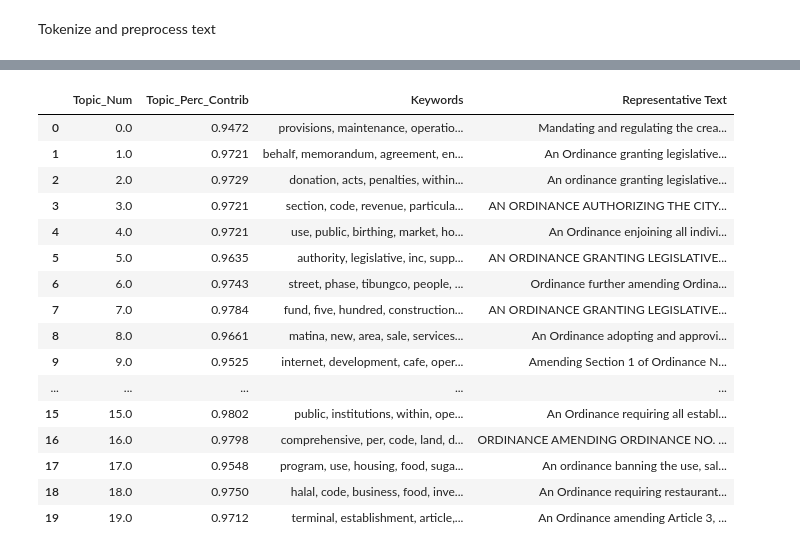
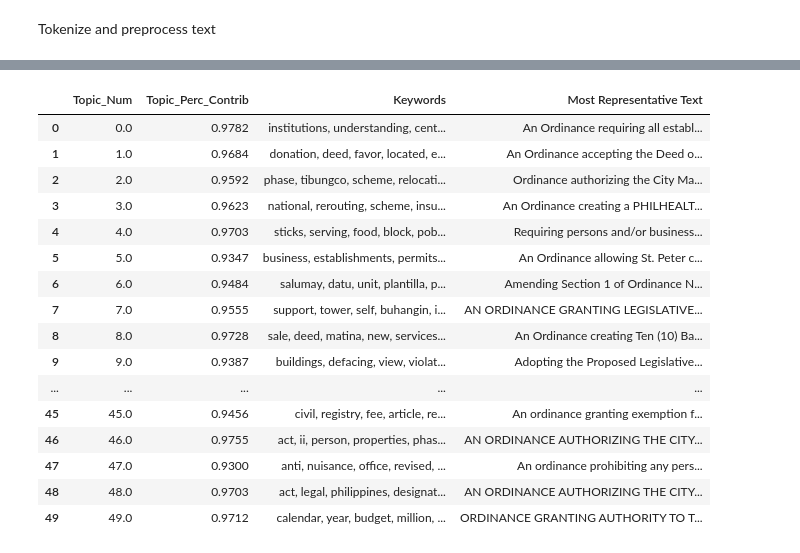
Before and after one commit to crorsavir54/ordinance-LDAmodel, a Jupyter notebook: davao_lda.ipynb, the cells around one changed output, grey strips where cells are left out. Saved outputs shown, nothing was run; the diff lists cells and outputs as text; code cells hidden in the pictures.

```diff
--- a/davao_lda.ipynb
+++ b/davao_lda.ipynb
@@ -32,9 +32,5 @@ from pprint import pprint
 # %%
 from nltk.corpus import stopwords
 stop_words = stopwords.words('english')
-# stop_words.extend(['davao','city','government','ordinance','series'])
-# stop_words.extend(['davao', 'city', 'government','ordinance','barangay', 'known','otherwise','thereof','therefor','purposes','mayor','amended', 'series','enter','sign'])
-# stop_words.extend(['thereof','shall','barangay','ordinance','known','otherwise','city','davao','government','memorandum','code','sign','mayor','behalf','series','purposes','comprehensive','agreement','enter','section','entered','amended'])
-# stop_words.extend(['ordinance','government','series','amending','otherwise','known','davao','city','government','sign','purposes','behalf','authorizing','providing',
-# 'section','granting','providing','use','sign','code','thereof','agreement','enter','use','act','ii','xi','article','memorandum','barangay','mayor'])
-# stop_words.extend(['ordinance','tagum','city','thereof','section','municipal','municipality','ii','davao','sign','enter','amending','granting','authorizing','behalf','mayor','approving','authority'])
+stop_words.extend(['city','davao','government','ordinance','series','mayor','otherwise','sign','behalf','code','barangay','purposes','memorandum','agreement','enter','authority','entered','section','public','amended','development','district','local','operation','thereof','management','within','legislative','program','relative','use'])
+# stop_words.extend(['city','davao','government','ordinance','series','mayor','otherwise','sign','behalf','code','barangay','purposes','memorandum','agreement','enter','authority','entered','section','public','amended','ii'])
@@ -160,15 +189,3 @@ print(corpus[:1])
   ('treasurer', 2),
   ('volume', 2),
   ('year', 1)]]
-# %%
-# Build LDA model
-
-lda_model = gensim.models.LdaMulticore(corpus=corpus,
-                                           id2word=id2word,workers=3,
-                                           num_topics=15,
-                                           random_state=123,
-
-                                           chunksize=100,
-                                           passes=30,
-
-                                           per_word_topics=True)
@@ -241,5 +254,5 @@ K = 15 is the optimal number of topics since when
 # %%
-optimal_model = model_list[3]
+optimal_model = model_list[9]
 model_topics = optimal_model.show_topics(formatted=False)
 pprint(optimal_model.print_topics(num_words=10))
 # %% [output]
@@ -307,44 +322,44 @@ df_dominant_topic.head(10)
 # %%
 # Display setting to show more characters in column
 pd.options.display.max_colwidth = 1000
 
 documents_topic = pd.DataFrame()
 
 
 sent_topics_sorteddf = pd.DataFrame()
 sent_topics_outdf_grpd = df_topic_sents_keywords.groupby('Dominant_Topic')
 
 for i, grp in sent_topics_outdf_grpd:
     sent_topics_sorteddf = pd.concat([sent_topics_sorteddf,
                                              grp.sort_values(['Perc_Contribution'], ascending=False).head(1)],
                                             axis=0)
 
 # Reset Index
 sent_topics_sorteddf.reset_index(drop=True, inplace=True)
 
 # Format
-sent_topics_sorteddf.columns = ['Topic_Num', "Topic_Perc_Contrib", "Keywords", "Representative Text"]
+sent_topics_sorteddf.columns = ['Topic_Num', "Topic_Perc_Contrib", "Keywords", "Most Representative Text"]
 
 # Show
 sent_topics_sorteddf.head(55)
 # %% [output]
-|  | Topic_Num | Topic_Perc_Contrib | Keywords | Representative Text |
-| 0 | 0.0 | 0.9472 | provisions, maintenance, operatio... | Mandating and regulating the crea... |
-| 1 | 1.0 | 0.9721 | behalf, memorandum, agreement, en... | An Ordinance granting legislative... |
-| 2 | 2.0 | 0.9729 | donation, acts, penalties, within... | An ordinance granting legislative... |
-| 3 | 3.0 | 0.9721 | section, code, revenue, particula... | AN ORDINANCE AUTHORIZING THE CITY... |
-| 4 | 4.0 | 0.9721 | use, public, birthing, market, ho... | An Ordinance enjoining all indivi... |
-| 5 | 5.0 | 0.9635 | authority, legislative, inc, supp... | AN ORDINANCE GRANTING LEGISLATIVE... |
-| 6 | 6.0 | 0.9743 | street, phase, tibungco, people, ... | Ordinance further amending Ordina... |
-| 7 | 7.0 | 0.9784 | fund, five, hundred, construction... | AN ORDINANCE GRANTING LEGISLATIVE... |
-| 8 | 8.0 | 0.9661 | matina, new, area, sale, services... | An Ordinance adopting and approvi... |
-| 9 | 9.0 | 0.9525 | internet, development, cafe, oper... | Amending Section 1 of Ordinance N... |
+|  | Topic_Num | Topic_Perc_Contrib | Keywords | Most Representative Text |
+| 0 | 0.0 | 0.9782 | institutions, understanding, cent... | An Ordinance requiring all establ... |
+| 1 | 1.0 | 0.9684 | donation, deed, favor, located, e... | An Ordinance accepting the Deed o... |
+| 2 | 2.0 | 0.9592 | phase, tibungco, scheme, relocati... | Ordinance authorizing the City Ma... |
+| 3 | 3.0 | 0.9623 | national, rerouting, scheme, insu... | An Ordinance creating a PHILHEALT... |
+| 4 | 4.0 | 0.9703 | sticks, serving, food, block, pob... | Requiring persons and/or business... |
+| 5 | 5.0 | 0.9347 | business, establishments, permits... | An Ordinance allowing St. Peter c... |
+| 6 | 6.0 | 0.9484 | salumay, datu, unit, plantilla, p... | Amending Section 1 of Ordinance N... |
+| 7 | 7.0 | 0.9555 | support, tower, self, buhangin, i... | AN ORDINANCE GRANTING LEGISLATIVE... |
+| 8 | 8.0 | 0.9728 | sale, deed, matina, new, services... | An Ordinance creating Ten (10) Ba... |
+| 9 | 9.0 | 0.9387 | buildings, defacing, view, violat... | Adopting the Proposed Legislative... |
 | ... | ... | ... | ... | ... |
-| 15 | 15.0 | 0.9802 | public, institutions, within, ope... | An Ordinance requiring all establ... |
-| 16 | 16.0 | 0.9798 | comprehensive, per, code, land, d... | ORDINANCE AMENDING ORDINANCE NO. ... |
-| 17 | 17.0 | 0.9548 | program, use, housing, food, suga... | An ordinance banning the use, sal... |
-| 18 | 18.0 | 0.9750 | halal, code, business, food, inve... | An Ordinance requiring restaurant... |
-| 19 | 19.0 | 0.9712 | terminal, establishment, article,... | An Ordinance amending Article 3, ... |
+| 45 | 45.0 | 0.9456 | civil, registry, fee, article, re... | An ordinance granting exemption f... |
+| 46 | 46.0 | 0.9755 | act, ii, person, properties, phas... | AN ORDINANCE AUTHORIZING THE CITY... |
+| 47 | 47.0 | 0.9300 | anti, nuisance, office, revised, ... | An ordinance prohibiting any pers... |
+| 48 | 48.0 | 0.9703 | act, legal, philippines, designat... | AN ORDINANCE AUTHORIZING THE CITY... |
+| 49 | 49.0 | 0.9712 | calendar, year, budget, million, ... | ORDINANCE GRANTING AUTHORITY TO T... |
 # %%
 # df_sorted_by_topic = df_dominant_topic.sort_values(by=['Dominant_Topic'])
 # documents with topic 7.0 as dominant topic
```
Also changed, not shown: parts of 9 cells of this notebook, 3 other files.
